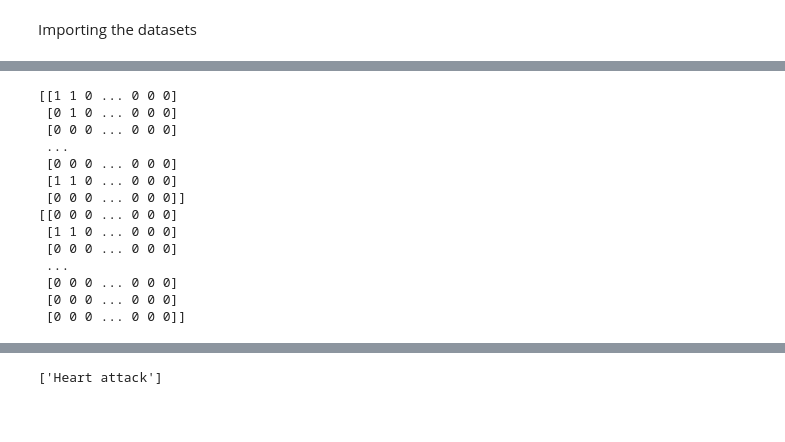
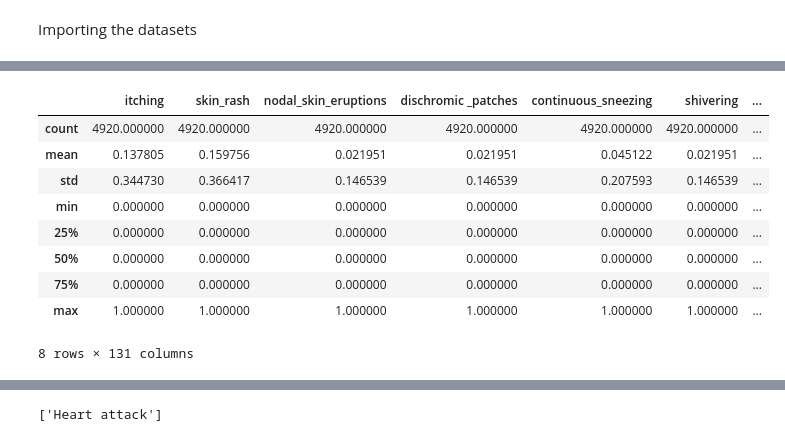
Before and after one commit to Dexter135790/Disease-Prediction, a Jupyter notebook: finalModel.ipynb, the cells around one changed output, grey strips where cells are left out. Cells and saved outputs as stored; diff of their text form; code cells hidden in the pictures; blank space fills up the shorter version.

```diff
--- a/finalModel.ipynb
+++ b/finalModel.ipynb
@@ -28 +27,14 @@ print(y)
+# %%
+dataset.describe()
+# %% [output]
+|  | itching | skin_rash | nodal_skin_eruptions | dischromic _patches | continuous_sneezing | shivering | ... |
+| count | 4920.000000 | 4920.000000 | 4920.000000 | 4920.000000 | 4920.000000 | 4920.000000 | ... |
+| mean | 0.137805 | 0.159756 | 0.021951 | 0.021951 | 0.045122 | 0.021951 | ... |
+| std | 0.344730 | 0.366417 | 0.146539 | 0.146539 | 0.207593 | 0.146539 | ... |
+| min | 0.000000 | 0.000000 | 0.000000 | 0.000000 | 0.000000 | 0.000000 | ... |
+| 25% | 0.000000 | 0.000000 | 0.000000 | 0.000000 | 0.000000 | 0.000000 | ... |
+| 50% | 0.000000 | 0.000000 | 0.000000 | 0.000000 | 0.000000 | 0.000000 | ... |
+| 75% | 0.000000 | 0.000000 | 0.000000 | 0.000000 | 0.000000 | 0.000000 | ... |
+| max | 1.000000 | 1.000000 | 1.000000 | 1.000000 | 1.000000 | 1.000000 | ... |
+8 rows × 131 columns
 # %%
@@ -30,19 +41 @@ from sklearn.model_selection import train_test_split
 X_train, X_test, y_train, y_test = train_test_split(X, y, test_size = 0.25, random_state = 65)
-# %%
-print(X_train)
-print(X_test)
-# %% [output]
-[[1 1 0 ... 0 0 0]
- [0 1 0 ... 0 0 0]
- [0 0 0 ... 0 0 0]
- ...
- [0 0 0 ... 0 0 0]
- [1 1 0 ... 0 0 0]
- [0 0 0 ... 0 0 0]]
-[[0 0 0 ... 0 0 0]
- [1 1 0 ... 0 0 0]
- [0 0 0 ... 0 0 0]
- ...
- [0 0 0 ... 0 0 0]
- [0 0 0 ... 0 0 0]
- [0 0 0 ... 0 0 0]]
```
Also changed, not shown: parts of 18 cells of this notebook.
